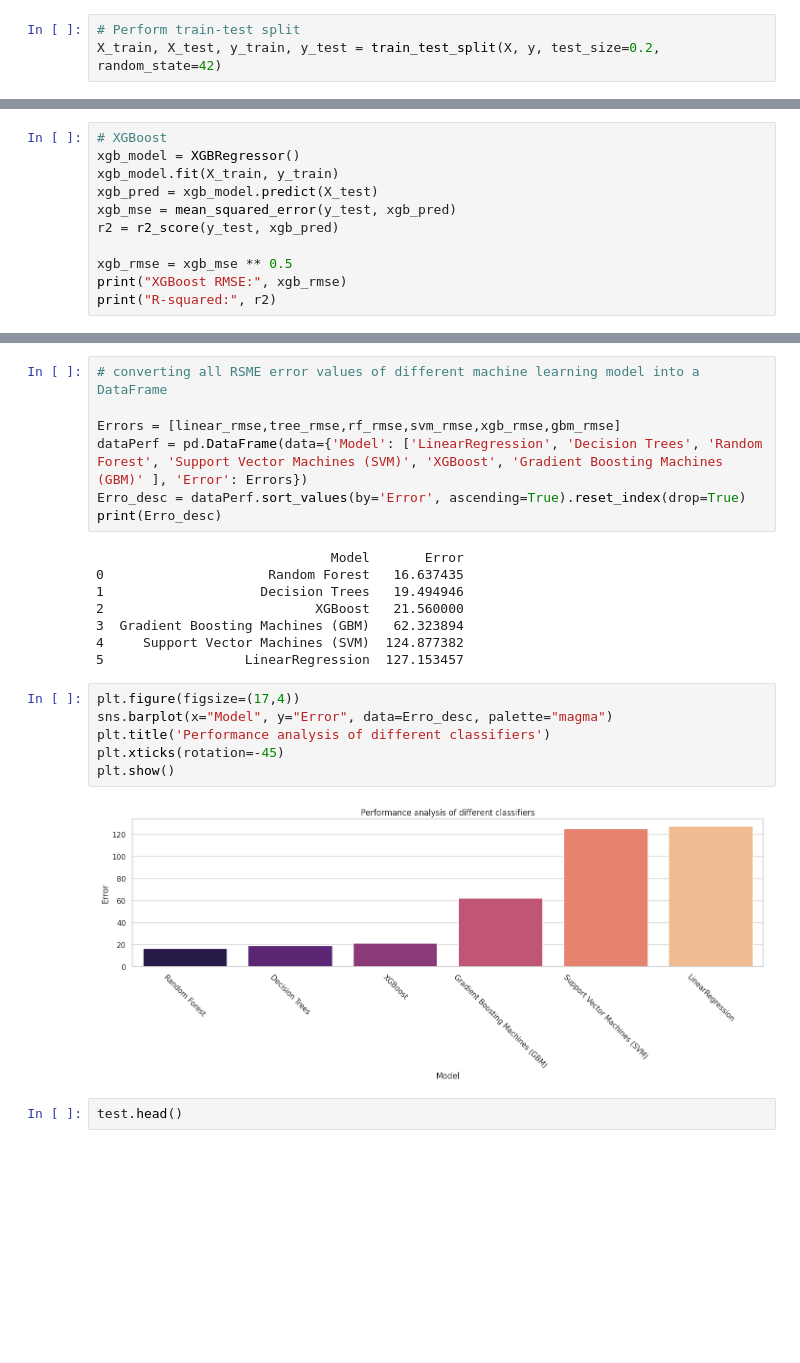
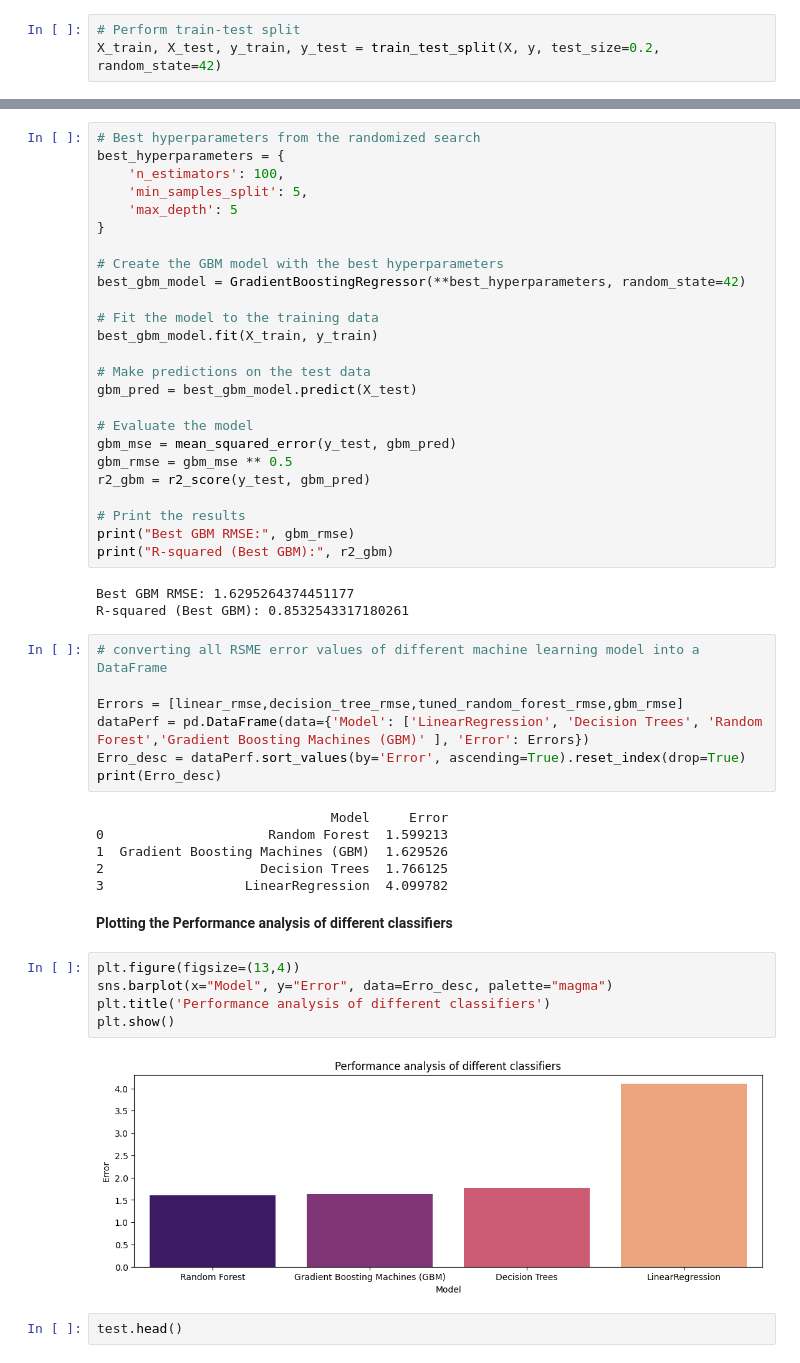
Before and after one commit to nitinkc1/Predict_CO2_Emissions_in_Rwanda, a Jupyter notebook: Kaggle_competition_Predict_CO2_Emissions_in_Rwanda.ipynb, the cells around one changed output, grey strips where cells are left out. Saved outputs shown, nothing was run; the diff lists cells and outputs as text; blank space fills up the shorter version.

```diff
--- a/Kaggle_competition_Predict_CO2_Emissions_in_Rwanda.ipynb
+++ b/Kaggle_competition_Predict_CO2_Emissions_in_Rwanda.ipynb
@@ -321,11 +659,0 @@ R-squared: 0.7639142085617876
-# %%
-# XGBoost
-xgb_model = XGBRegressor()
-xgb_model.fit(X_train, y_train)
-xgb_pred = xgb_model.predict(X_test)
-xgb_mse = mean_squared_error(y_test, xgb_pred)
-r2 = r2_score(y_test, xgb_pred)
-
-xgb_rmse = xgb_mse ** 0.5
-print("XGBoost RMSE:", xgb_rmse)
-print("R-squared:", r2)
@@ -514,26 +686,53 @@ array([114.42735908,  11.4410469 , 268.89053311, ...,  28.77883401,
+# %%
+# Best hyperparameters from the randomized search
+best_hyperparameters = {
+    'n_estimators': 100,
+    'min_samples_split': 5,
+    'max_depth': 5
+}
+
+# Create the GBM model with the best hyperparameters
+best_gbm_model = GradientBoostingRegressor(**best_hyperparameters, random_state=42)
+
+# Fit the model to the training data
+best_gbm_model.fit(X_train, y_train)
+
+# Make predictions on the test data
+gbm_pred = best_gbm_model.predict(X_test)
+
+# Evaluate the model
+gbm_mse = mean_squared_error(y_test, gbm_pred)
+gbm_rmse = gbm_mse ** 0.5
+r2_gbm = r2_score(y_test, gbm_pred)
+
+# Print the results
+print("Best GBM RMSE:", gbm_rmse)
+print("R-squared (Best GBM):", r2_gbm)
+# %% [output]
+Best GBM RMSE: 1.6295264374451177
+R-squared (Best GBM): 0.8532543317180261
 # %%
 # converting all RSME error values of different machine learning model into a DataFrame
 
-Errors = [linear_rmse,tree_rmse,rf_rmse,svm_rmse,xgb_rmse,gbm_rmse]
-dataPerf = pd.DataFrame(data={'Model': ['LinearRegression', 'Decision Trees', 'Random Forest', 'Support Vector Machines (SVM)', 'XGBoost', 'Gradient Boosting Machines (GBM)' ], 'Error': Errors})
+Errors = [linear_rmse,decision_tree_rmse,tuned_random_forest_rmse,gbm_rmse]
+dataPerf = pd.DataFrame(data={'Model': ['LinearRegression', 'Decision Trees', 'Random Forest','Gradient Boosting Machines (GBM)' ], 'Error': Errors})
 Erro_desc = dataPerf.sort_values(by='Error', ascending=True).reset_index(drop=True)
 print(Erro_desc)
 # %% [output]
-                              Model       Error
-0                     Random Forest   16.637435
-1                    Decision Trees   19.494946
-2                           XGBoost   21.560000
-3  Gradient Boosting Machines (GBM)   62.323894
-4     Support Vector Machines (SVM)  124.877382
-5                  LinearRegression  127.153457
+                              Model     Error
+0                     Random Forest  1.599213
+1  Gradient Boosting Machines (GBM)  1.629526
+2                    Decision Trees  1.766125
+3                  LinearRegression  4.099782
+# %% [markdown]
+**Plotting the Performance analysis of different classifiers**
 # %%
-plt.figure(figsize=(17,4))
+plt.figure(figsize=(13,4))
 sns.barplot(x="Model", y="Error", data=Erro_desc, palette="magma")
 plt.title('Performance analysis of different classifiers')
-plt.xticks(rotation=-45)
 plt.show()
 # %% [output]
-[figure, old version]
+[figure, new version]
 # %%
 test.head()
 # %% [output]
```
Also changed, not shown: parts of 92 cells of this notebook.
